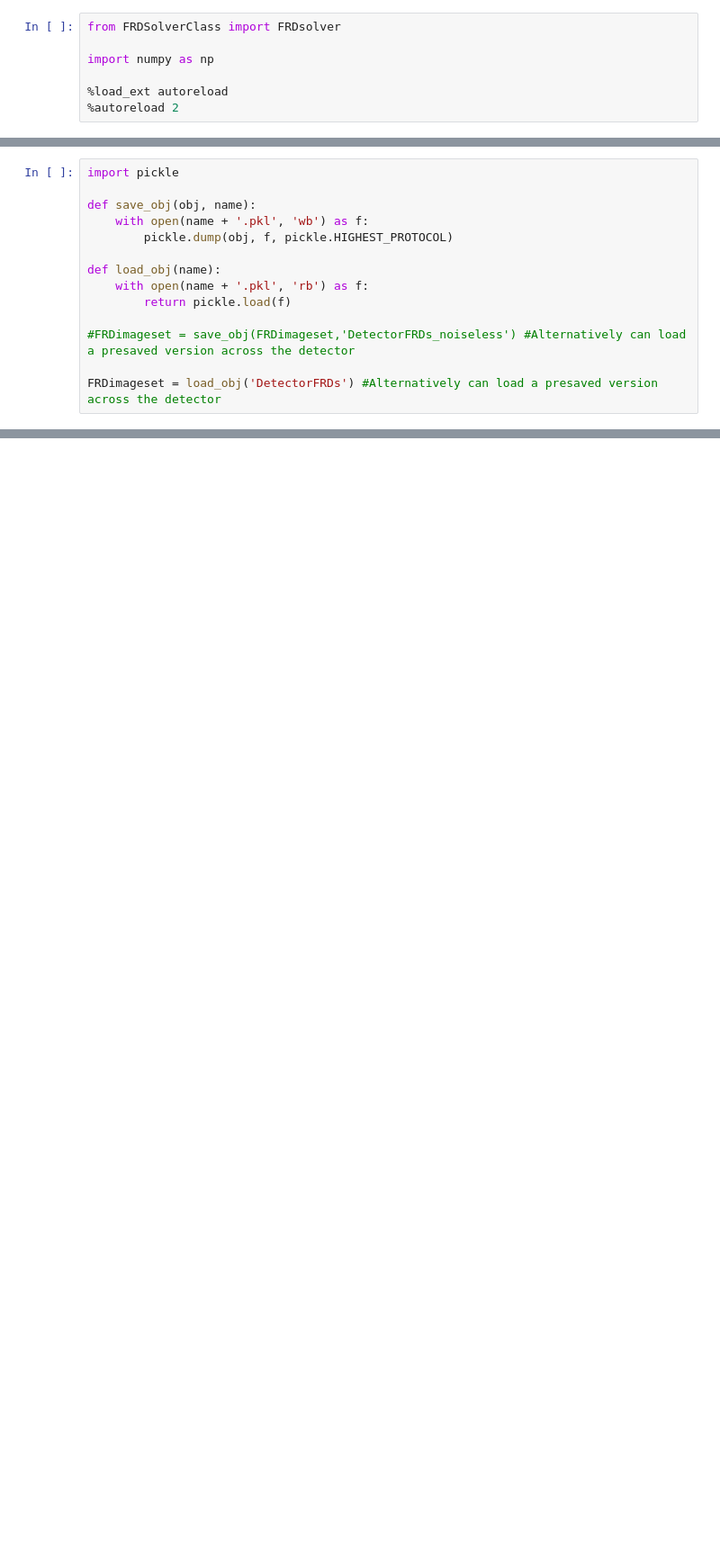
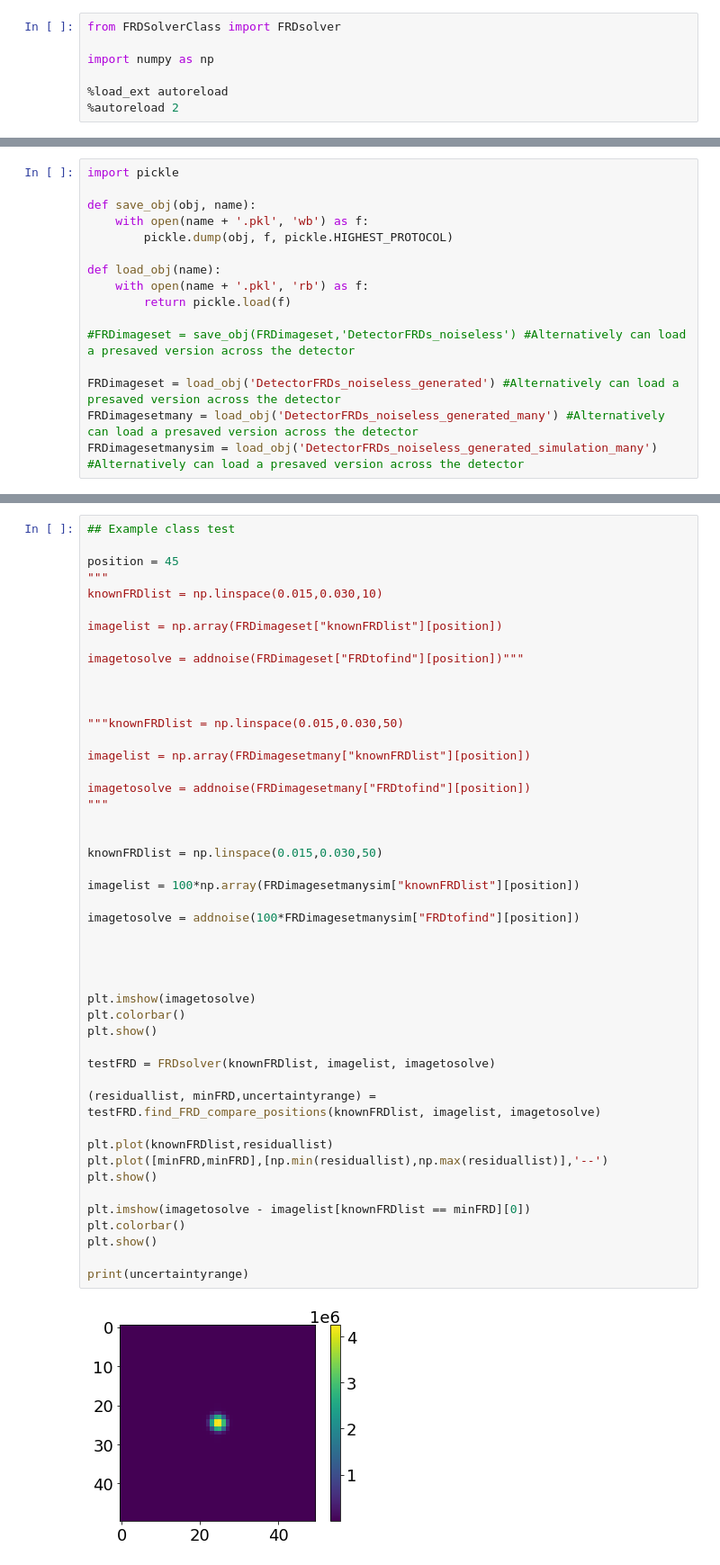
Before and after one commit to bbelland/FRDtesting, a Jupyter notebook: FRDClass_TestNotebook.ipynb, the cells around one changed output, grey strips where cells are left out. Shown: that part at 90% size. Drawn from its saved outputs; the diff is of its cells as text; blank space fills up the shorter version.

```diff
--- a/FRDClass_TestNotebook.ipynb
+++ b/FRDClass_TestNotebook.ipynb
@@ -208,4 +190,6 @@ def load_obj(name):
 
 #FRDimageset = save_obj(FRDimageset,'DetectorFRDs_noiseless') #Alternatively can load a presaved version across the detector
 
-FRDimageset = load_obj('DetectorFRDs') #Alternatively can load a presaved version across the detector
+FRDimageset = load_obj('DetectorFRDs_noiseless_generated') #Alternatively can load a presaved version across the detector
+FRDimagesetmany = load_obj('DetectorFRDs_noiseless_generated_many') #Alternatively can load a presaved version across the detector
+FRDimagesetmanysim = load_obj('DetectorFRDs_noiseless_generated_simulation_many') #Alternatively can load a presaved version across the detector
@@ -231,0 +196,49 @@ print(FRDimageset["knownFRDlist"][64])
+# %%
+## Example class test
+
+position = 45
+"""
+knownFRDlist = np.linspace(0.015,0.030,10)
+
+imagelist = np.array(FRDimageset["knownFRDlist"][position])
+
+imagetosolve = addnoise(FRDimageset["FRDtofind"][position])"""
+
+
+
+"""knownFRDlist = np.linspace(0.015,0.030,50)
+
+imagelist = np.array(FRDimagesetmany["knownFRDlist"][position])
+
+imagetosolve = addnoise(FRDimagesetmany["FRDtofind"][position])
+"""
+
+
+knownFRDlist = np.linspace(0.015,0.030,50)
+
+imagelist = 100*np.array(FRDimagesetmanysim["knownFRDlist"][position])
+
+imagetosolve = addnoise(100*FRDimagesetmanysim["FRDtofind"][position])
+
+
+
+
+plt.imshow(imagetosolve)
+plt.colorbar()
+plt.show()
+
+testFRD = FRDsolver(knownFRDlist, imagelist, imagetosolve)
+
+(residuallist, minFRD,uncertaintyrange) = testFRD.find_FRD_compare_positions(knownFRDlist, imagelist, imagetosolve)
+
+plt.plot(knownFRDlist,residuallist)
+plt.plot([minFRD,minFRD],[np.min(residuallist),np.max(residuallist)],'--')
+plt.show()
+
+plt.imshow(imagetosolve - imagelist[knownFRDlist == minFRD][0])
+plt.colorbar()
+plt.show()
+
+print(uncertaintyrange)
+# %% [output]
+[figure, added]
```
Also changed, not shown: parts of 14 cells of this notebook.
